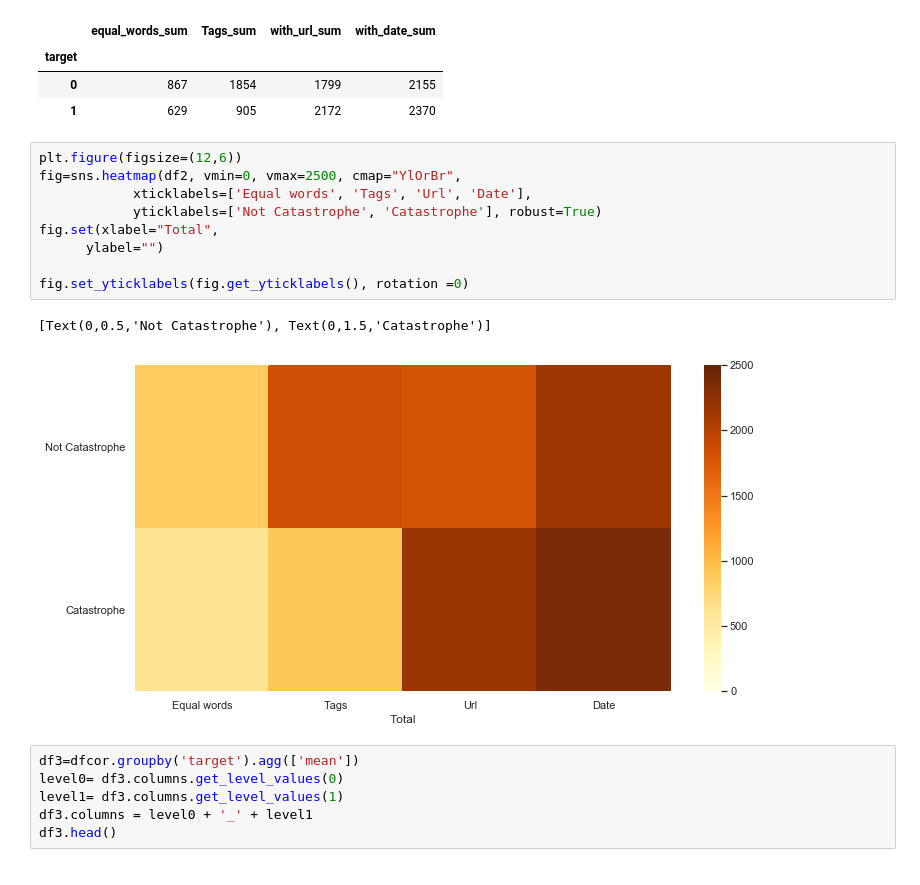
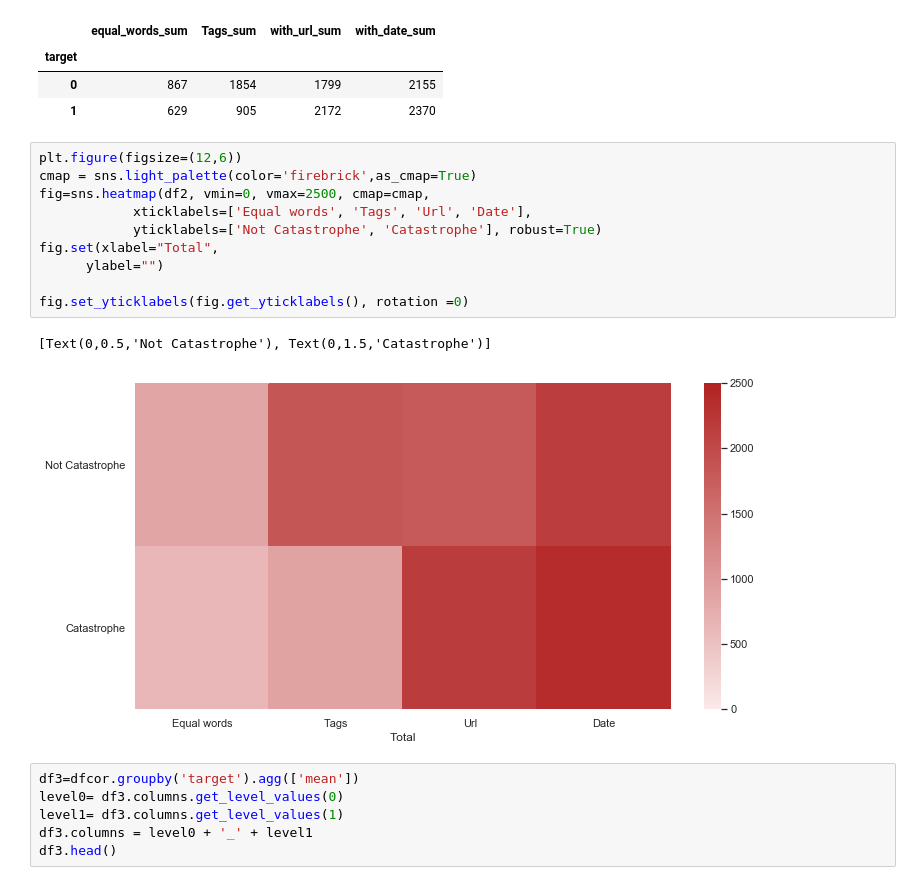
Before and after one commit to AgustinLeguizamon/datos_tp_1, a Jupyter notebook: TP1Martín.ipynb, the cells around one changed output. Drawn from its saved outputs; the diff is of its cells as text.

```diff
--- a/TP1Martín.ipynb
+++ b/TP1Martín.ipynb
@@ -387,16 +387,17 @@ df2.head()
 | 1 | 629 | 905 | 2172 | 2370 |
 # %%
 plt.figure(figsize=(12,6))
-fig=sns.heatmap(df2, vmin=0, vmax=2500, cmap="YlOrBr",
+cmap = sns.light_palette(color='firebrick',as_cmap=True)
+fig=sns.heatmap(df2, vmin=0, vmax=2500, cmap=cmap,
             xticklabels=['Equal words', 'Tags', 'Url', 'Date'],
             yticklabels=['Not Catastrophe', 'Catastrophe'], robust=True)
 fig.set(xlabel="Total",
       ylabel="")
 
 fig.set_yticklabels(fig.get_yticklabels(), rotation =0)
 # %% [output]
 [Text(0,0.5,'Not Catastrophe'), Text(0,1.5,'Catastrophe')]
-[figure, old version]
+[figure, new version]
 # %%
 df3=dfcor.groupby('target').agg(['mean'])
 level0= df3.columns.get_level_values(0)
```
Also changed, not shown: parts of 1 cell of this notebook.
